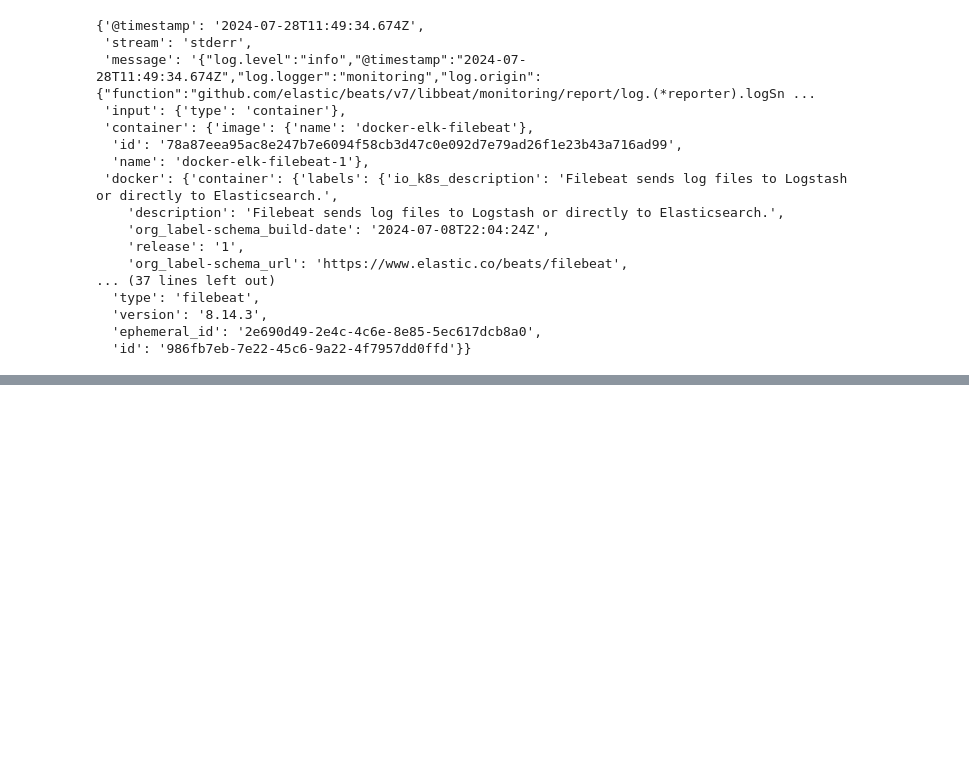
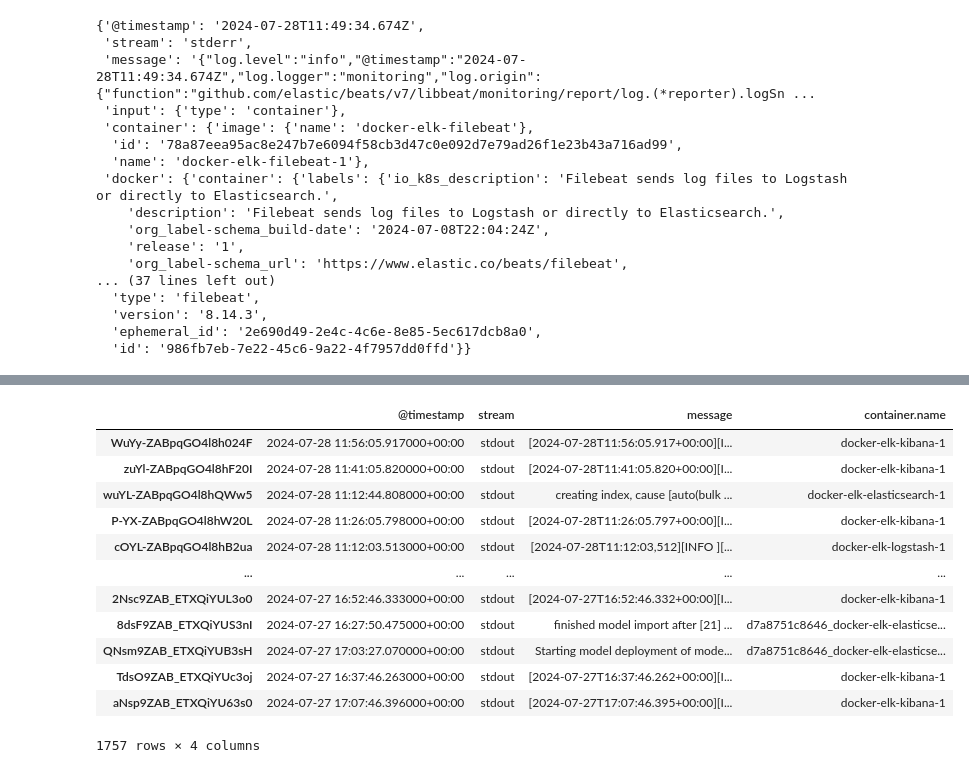
Before and after one commit to AddChew/docker-elk, a Jupyter notebook: elastic_ml.ipynb, the cells around one changed output, grey strips where cells are left out. Cells and saved outputs as stored; diff of their text form; code cells hidden in the pictures; blank space fills up the shorter version.

```diff
--- a/elastic_ml.ipynb
+++ b/elastic_ml.ipynb
@@ -73,0 +91,16 @@ df.head()
+# %%
+df[df.stream != 'stderr']
+# %% [output]
+|  | @timestamp | stream | message | container.name |
+| WuYy-ZABpqGO4l8h024F | 2024-07-28 11:56:05.917000+00:00 | stdout | [2024-07-28T11:56:05.917+00:00][I... | docker-elk-kibana-1 |
+| zuYl-ZABpqGO4l8hF20I | 2024-07-28 11:41:05.820000+00:00 | stdout | [2024-07-28T11:41:05.820+00:00][I... | docker-elk-kibana-1 |
+| wuYL-ZABpqGO4l8hQWw5 | 2024-07-28 11:12:44.808000+00:00 | stdout | creating index, cause [auto(bulk ... | docker-elk-elasticsearch-1 |
+| P-YX-ZABpqGO4l8hW20L | 2024-07-28 11:26:05.798000+00:00 | stdout | [2024-07-28T11:26:05.797+00:00][I... | docker-elk-kibana-1 |
+| cOYL-ZABpqGO4l8hB2ua | 2024-07-28 11:12:03.513000+00:00 | stdout | [2024-07-28T11:12:03,512][INFO ][... | docker-elk-logstash-1 |
+| ... | ... | ... | ... | ... |
+| 2Nsc9ZAB_ETXQiYUL3o0 | 2024-07-27 16:52:46.333000+00:00 | stdout | [2024-07-27T16:52:46.332+00:00][I... | docker-elk-kibana-1 |
+| 8dsF9ZAB_ETXQiYUS3nI | 2024-07-27 16:27:50.475000+00:00 | stdout | finished model import after [21] ... | d7a8751c8646_docker-elk-elasticse... |
+| QNsm9ZAB_ETXQiYUB3sH | 2024-07-27 17:03:27.070000+00:00 | stdout | Starting model deployment of mode... | d7a8751c8646_docker-elk-elasticse... |
+| TdsO9ZAB_ETXQiYUc3oj | 2024-07-27 16:37:46.263000+00:00 | stdout | [2024-07-27T16:37:46.262+00:00][I... | docker-elk-kibana-1 |
+| aNsp9ZAB_ETXQiYU63s0 | 2024-07-27 17:07:46.396000+00:00 | stdout | [2024-07-27T17:07:46.395+00:00][I... | docker-elk-kibana-1 |
+1757 rows × 4 columns
```
Also changed, not shown: parts of 6 cells of this notebook.
